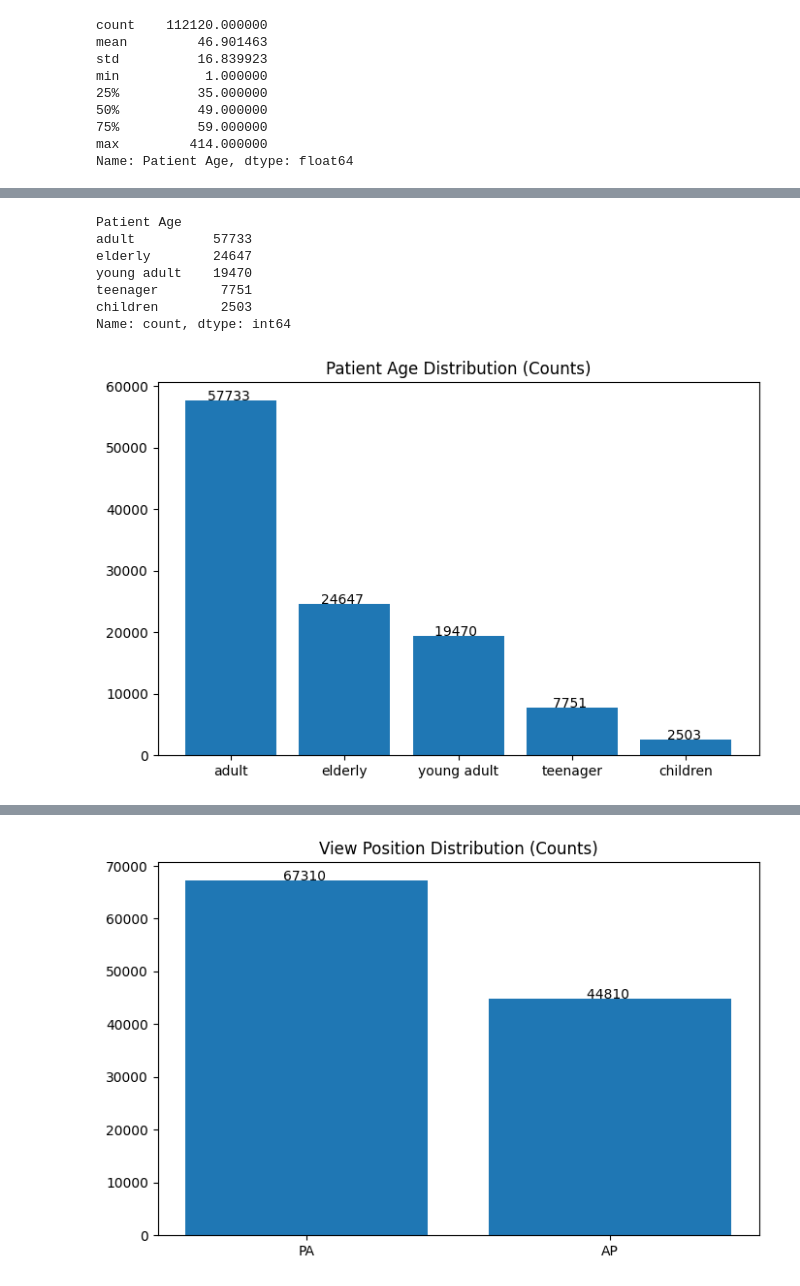
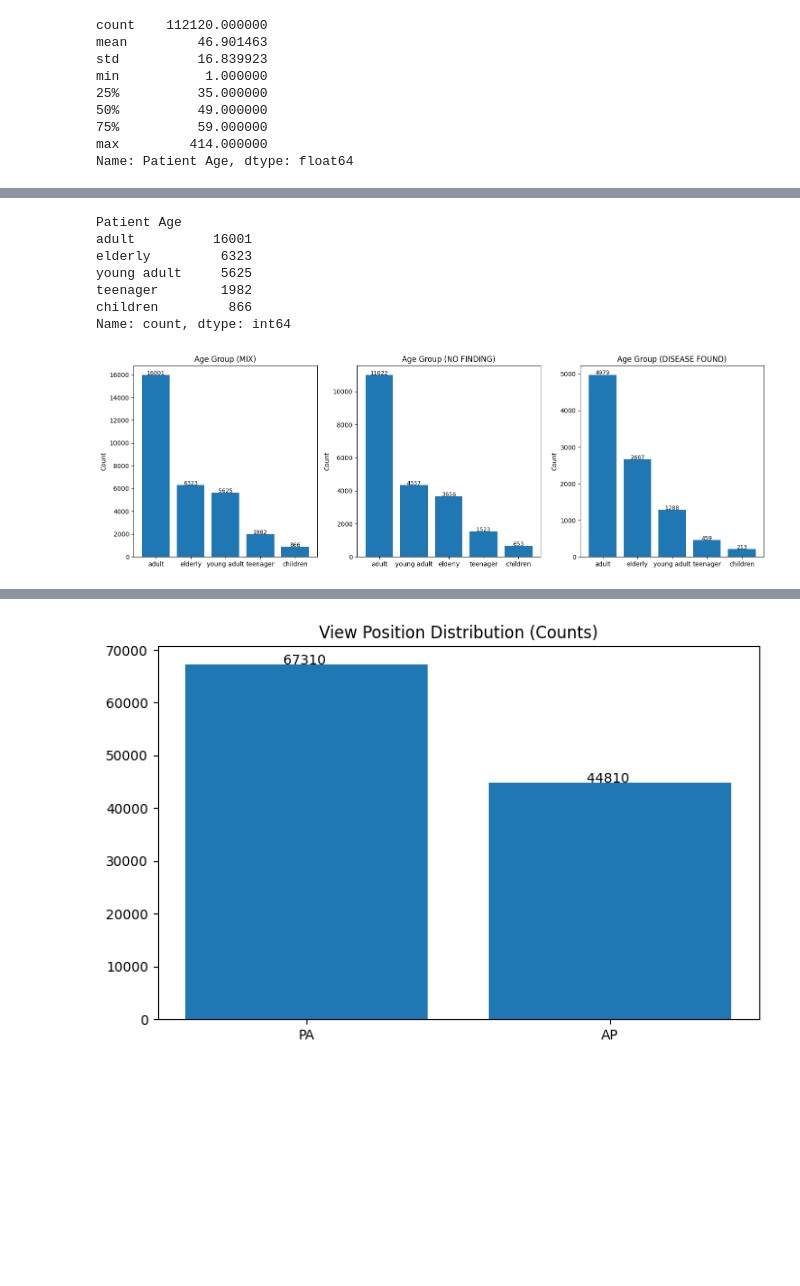
Before and after one commit to abdubakr77/chest-xray-multilabel-classification, a Jupyter notebook: notebooks/01_EDA.ipynb, the cells around one changed output, grey strips where cells are left out. Saved outputs shown, nothing was run; the diff lists cells and outputs as text; code cells hidden in the pictures; blank space fills up the shorter version.

Commit message:
refactor: Add more Age Group Visualization

```diff
--- a/notebooks/01_EDA.ipynb
+++ b/notebooks/01_EDA.ipynb
@@ -169,16 +212,17 @@ def set_age_group(x):
 # %%
-age_group = df[df["Patient Age"] < 120]["Patient Age"].apply(lambda x : set_age_group(x))
-age_group.value_counts()
+all_age_group = df[df["Follow-up #"] == 0][df["Patient Age"] < 120]["Patient Age"].apply(lambda x : set_age_group(x)) # See The Age Group in first time he joined
+age_group_good = df[df["Follow-up #"] == 0][df["Patient Age"] < 120][df["Finding Labels"] == "No Finding"]["Patient Age"].apply(lambda x : set_age_group(x)) # See The Age Group for no finding in first time he joined
+age_group_bad = df[df["Follow-up #"] == 0][df["Patient Age"] < 120][df["Finding Labels"] != "No Finding"]["Patient Age"].apply(lambda x : set_age_group(x)) # See The Age Group for disease found in first time he joined
 # %% [output]
 Patient Age
-adult          57733
-elderly        24647
-young adult    19470
-teenager        7751
-children        2503
+adult          16001
+elderly         6323
+young adult     5625
+teenager        1982
+children         866
 Name: count, dtype: int64
 # %%
-Show_Counts(age_group)
+Show_Counts([all_age_group,age_group_good,age_group_bad],df,["Age Group (MIX)","Age Group (NO FINDING)","Age Group (DISEASE FOUND)"])
 # %% [output]
-[figure, old version]
+[figure, new version]
 # %%
```
Also changed, not shown: parts of 9 cells of this notebook.
